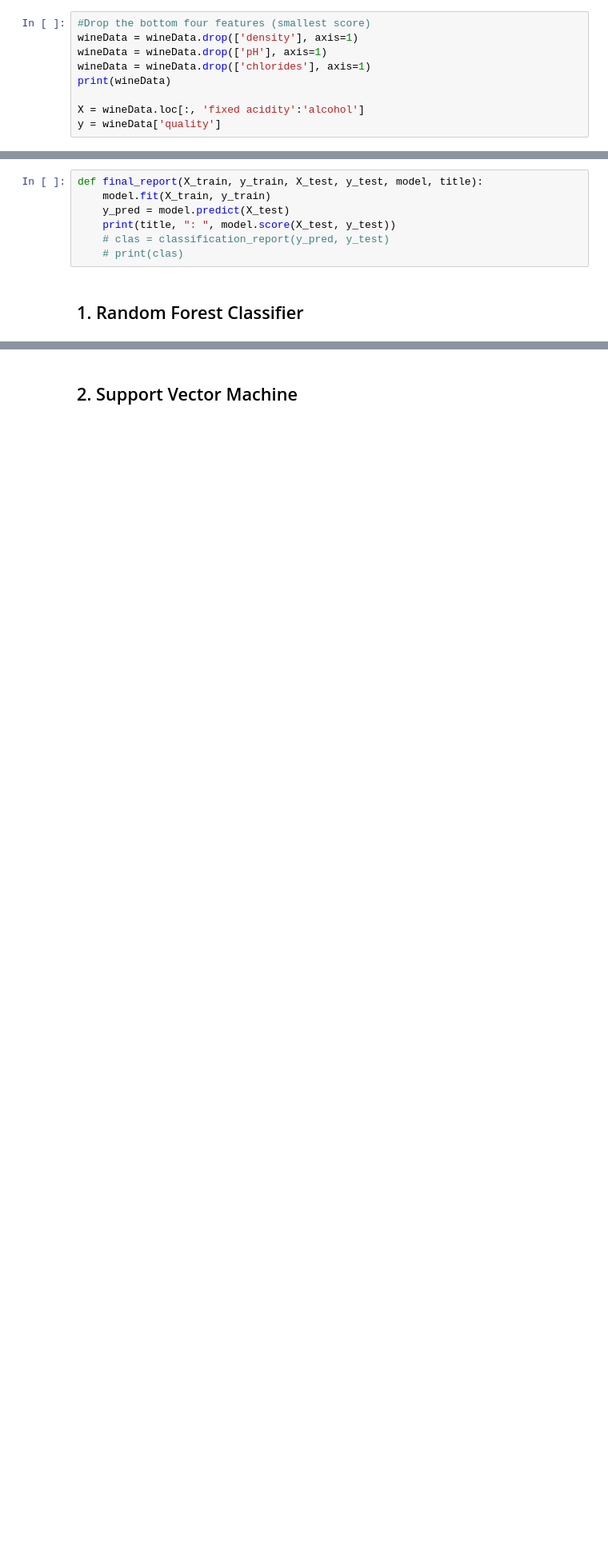
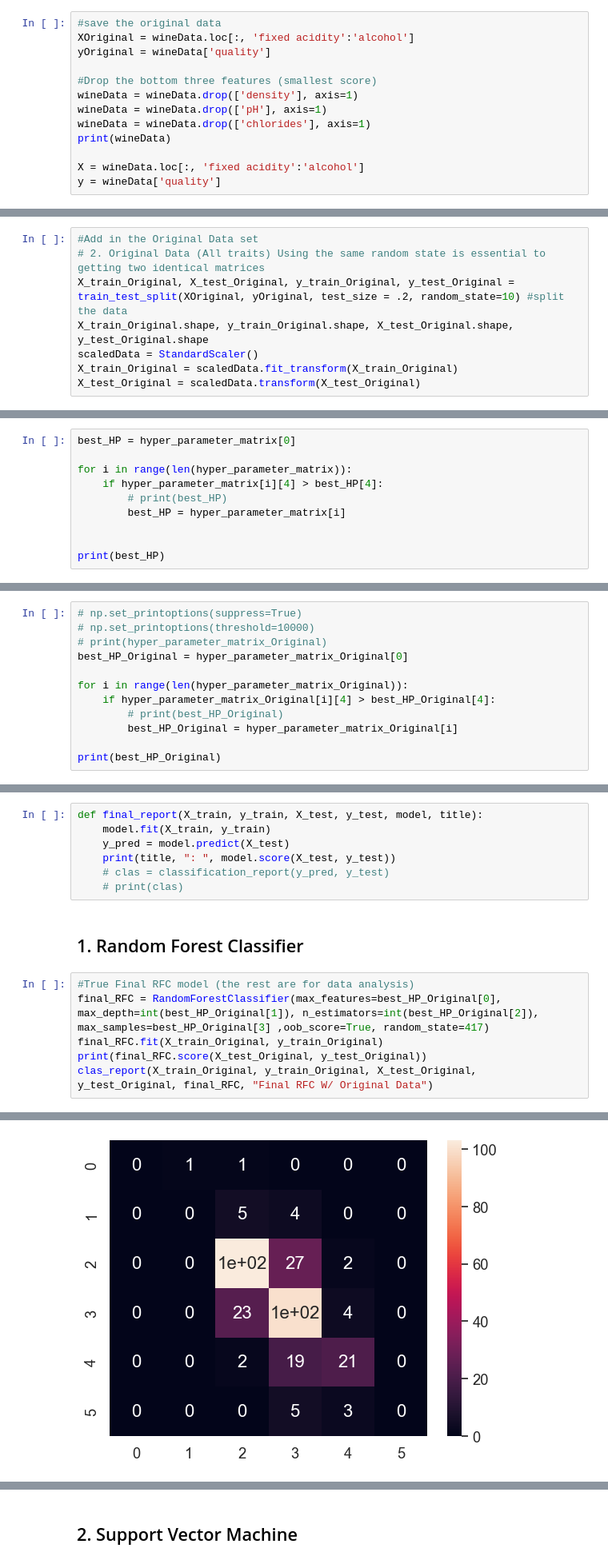
Before and after one commit to bendjko/ESE-417-Final-Project, a Jupyter notebook: FinalProject.ipynb, the cells around one changed output, grey strips where cells are left out. Shown at 80% size. Cells and saved outputs as stored; diff of their text form; blank space fills up the shorter version.

```diff
--- a/FinalProject.ipynb
+++ b/FinalProject.ipynb
@@ -167,7 +168,11 @@ print(predScores.nlargest(11,'Score'))
 
 ### We are dropping bottom features as they have very low predictor scores and to save computation
 # %%
-#Drop the bottom four features (smallest score)
+#save the original data
+XOriginal = wineData.loc[:, 'fixed acidity':'alcohol']
+yOriginal = wineData['quality']
+
+#Drop the bottom three features (smallest score)
 wineData = wineData.drop(['density'], axis=1)
 wineData = wineData.drop(['pH'], axis=1)
 wineData = wineData.drop(['chlorides'], axis=1)
@@ -196,3 +213,11 @@ y = wineData['quality']
+# %%
+#Add in the Original Data set
+# 2. Original Data (All traits) Using the same random state is essential to getting two identical matrices
+X_train_Original, X_test_Original, y_train_Original, y_test_Original = train_test_split(XOriginal, yOriginal, test_size = .2, random_state=10) #split the data
+X_train_Original.shape, y_train_Original.shape, X_test_Original.shape, y_test_Original.shape
+scaledData = StandardScaler()
+X_train_Original = scaledData.fit_transform(X_train_Original)
+X_test_Original = scaledData.transform(X_test_Original)
 # %% [markdown]
 # Addressing Imbalance in Class
 
@@ -645,0 +710,10 @@ Imputed Data :  0.3875
+# %%
+best_HP = hyper_parameter_matrix[0]
+
+for i in range(len(hyper_parameter_matrix)):
+    if hyper_parameter_matrix[i][4] > best_HP[4]:
+        # print(best_HP)
+        best_HP = hyper_parameter_matrix[i]
+
+
+print(best_HP)
@@ -645,0 +724,12 @@ Imputed Data :  0.3875
+# %%
+# np.set_printoptions(suppress=True)
+# np.set_printoptions(threshold=10000)
+# print(hyper_parameter_matrix_Original)
+best_HP_Original = hyper_parameter_matrix_Original[0]
+
+for i in range(len(hyper_parameter_matrix_Original)):
+    if hyper_parameter_matrix_Original[i][4] > best_HP_Original[4]:
+        # print(best_HP_Original)
+        best_HP_Original = hyper_parameter_matrix_Original[i]
+
+print(best_HP_Original)
@@ -761,3 +918,10 @@ def final_report(X_train, y_train, X_test, y_test, model, title):
     # print(clas)
 # %% [markdown]
 ## 1. Random Forest Classifier
+# %%
+#True Final RFC model (the rest are for data analysis)
+final_RFC = RandomForestClassifier(max_features=best_HP_Original[0], max_depth=int(best_HP_Original[1]), n_estimators=int(best_HP_Original[2]), max_samples=best_HP_Original[3] ,oob_score=True, random_state=417)
+final_RFC.fit(X_train_Original, y_train_Original)
+print(final_RFC.score(X_test_Original, y_test_Original))
+clas_report(X_train_Original, y_train_Original, X_test_Original, y_test_Original, final_RFC, "Final RFC W/ Original Data")
+# %% [output]
@@ -763,0 +929 @@ def final_report(X_train, y_train, X_test, y_test, model, title):
+[figure, added]
```
Also changed, not shown: parts of 45 cells of this notebook.
